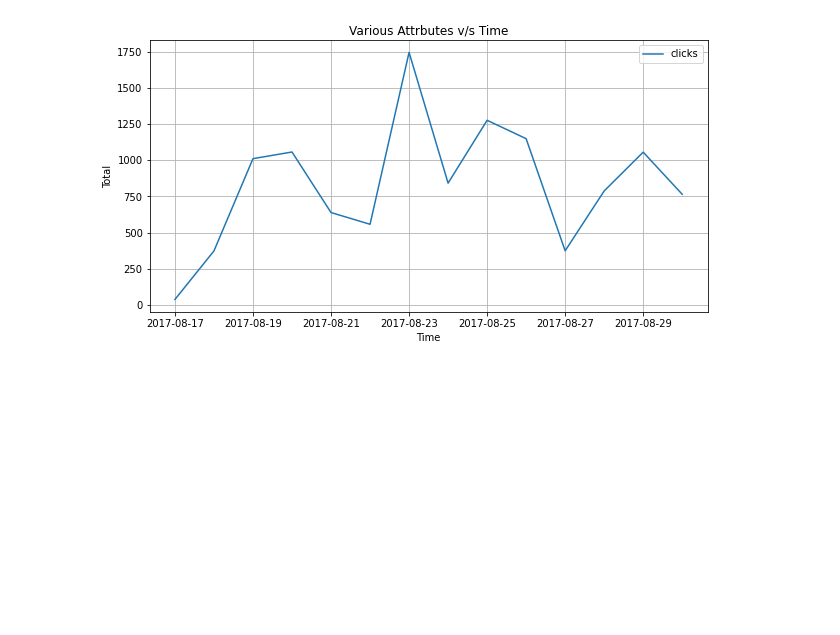
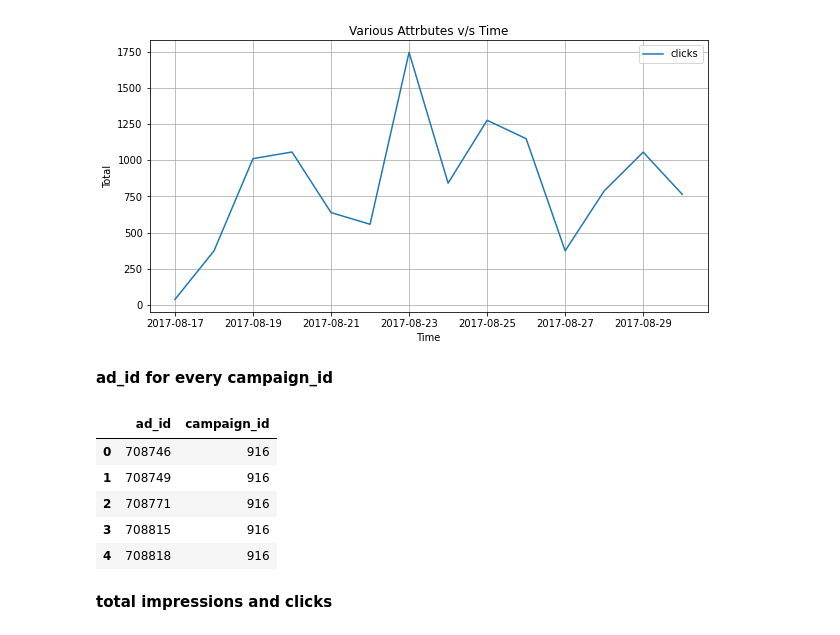
Before and after one commit to jahnavicodes02/Ad-Campaign_Report, a Jupyter notebook: ad-campaign-report.ipynb, the cells around one changed output. Saved outputs shown, nothing was run; the diff lists cells and outputs as text; code cells hidden in the pictures; blank space fills up the shorter version.

```diff
--- a/ad-campaign-report.ipynb
+++ b/ad-campaign-report.ipynb
@@ -121,3 +147,17 @@ plt.title('Various Attrbutes v/s Time')
 plt.grid()
 # %% [output]
 [figure]
+# %% [markdown]
+**ad_id for every campaign_id**
+# %%
+id = dataset[["ad_id", "campaign_id"]]
+id.head()
+# %% [output]
+|  | ad_id | campaign_id |
+| 0 | 708746 | 916 |
+| 1 | 708749 | 916 |
+| 2 | 708771 | 916 |
+| 3 | 708815 | 916 |
+| 4 | 708818 | 916 |
+# %% [markdown]
+**total impressions and clicks**
```
Also changed, not shown: parts of 10 cells of this notebook.
